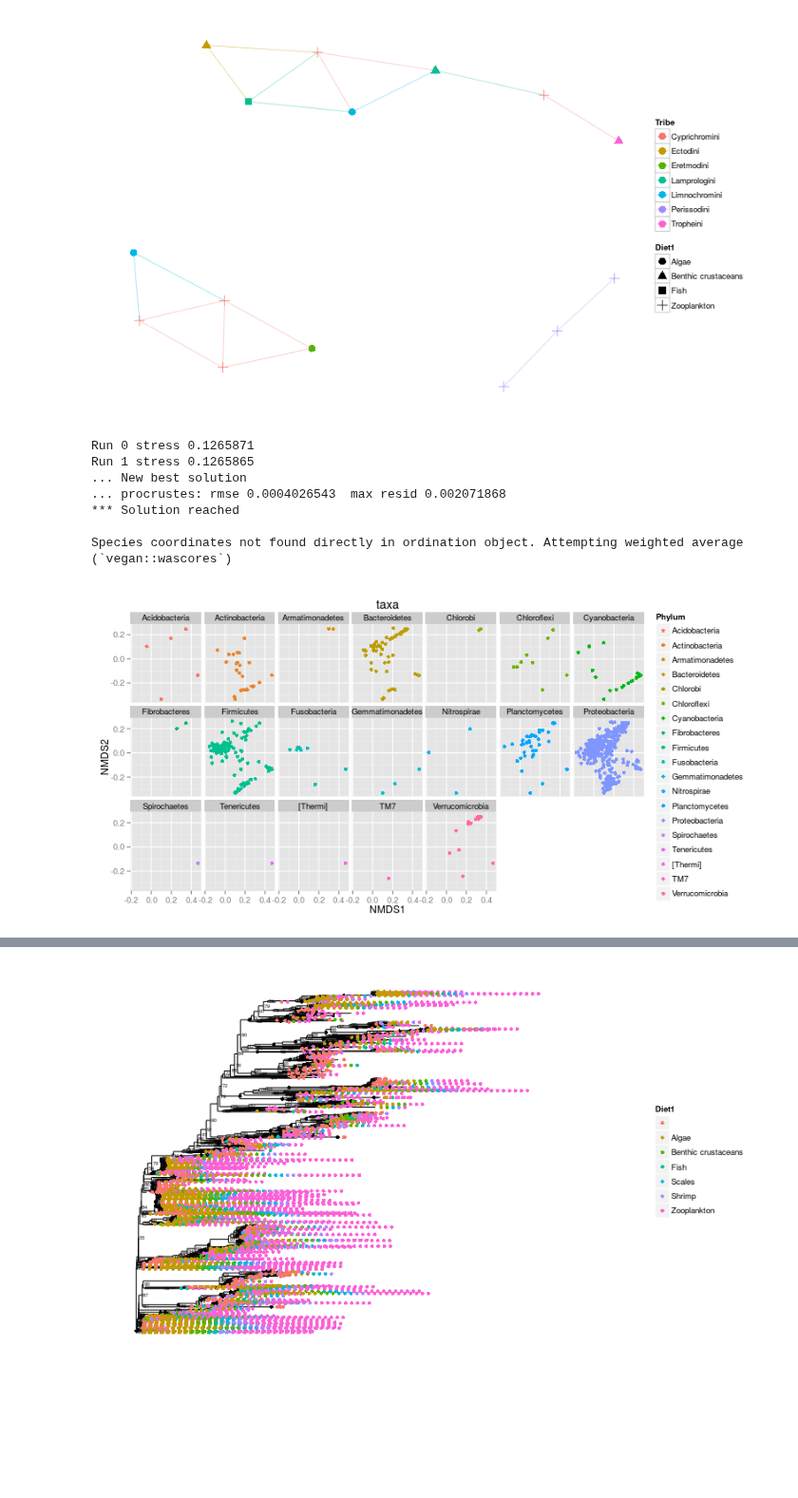
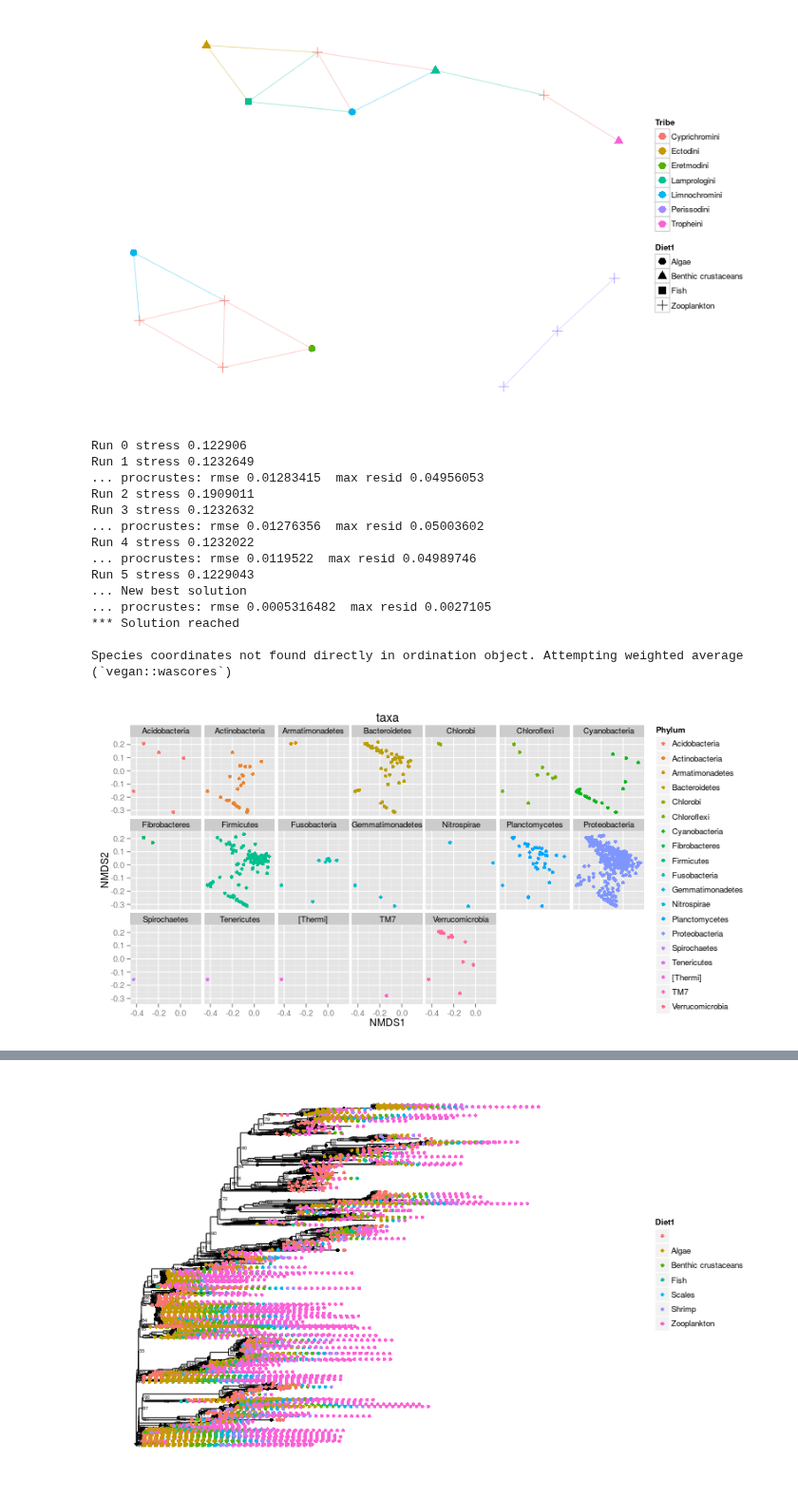
Before and after one commit to ryneches/fishpoo, a Jupyter notebook: fishpoo.ipynb, the cells around one changed output, grey strips where cells are left out. Shown at 95% size. Drawn from its saved outputs; the diff is of its cells as text; code cells hidden in the pictures; blank space fills up the shorter version.

```diff
--- a/fishpoo.ipynb
+++ b/fishpoo.ipynb
@@ -292,17 +292,26 @@ plot_network( fishpoo_phase1_net, fishpoo_phase1, color="Tribe", shape="Diet1",
 # %%
 %%R -w 800 -h 400 -u px
 fishpoo_phase1_ord <- ordinate( fishpoo_phase1, "NMDS", "unifrac")
-p1 = plot_ordination( fishpoo_phase1, fishpoo_phase1_ord, type = "taxa", color = "Phylum", title = "taxa")
+p1 = plot_ordination( fishpoo_phase1,
+                      fishpoo_phase1_ord,
+                      type = "taxa", color = "Phylum", title = "taxa")
 p1 = p1 + facet_wrap(~Phylum, 3)
 print(p1)
 # %% [output]
-Run 0 stress 0.1265871
-Run 1 stress 0.1265865
+Run 0 stress 0.122906
+Run 1 stress 0.1232649
+... procrustes: rmse 0.01283415  max resid 0.04956053
+Run 2 stress 0.1909011
+Run 3 stress 0.1232632
+... procrustes: rmse 0.01276356  max resid 0.05003602
+Run 4 stress 0.1232022
+... procrustes: rmse 0.0119522  max resid 0.04989746
+Run 5 stress 0.1229043
 ... New best solution
-... procrustes: rmse 0.0004026543  max resid 0.002071868
+... procrustes: rmse 0.0005316482  max resid 0.0027105
 *** Solution reached
 
 Species coordinates not found directly in ordination object. Attempting weighted average (`vegan::wascores`)
-[figure, old version]
+[figure, new version]
 # %%
 %%R -w 800 -h 480 -u px
```
Also changed, not shown: parts of 15 cells of this notebook.
